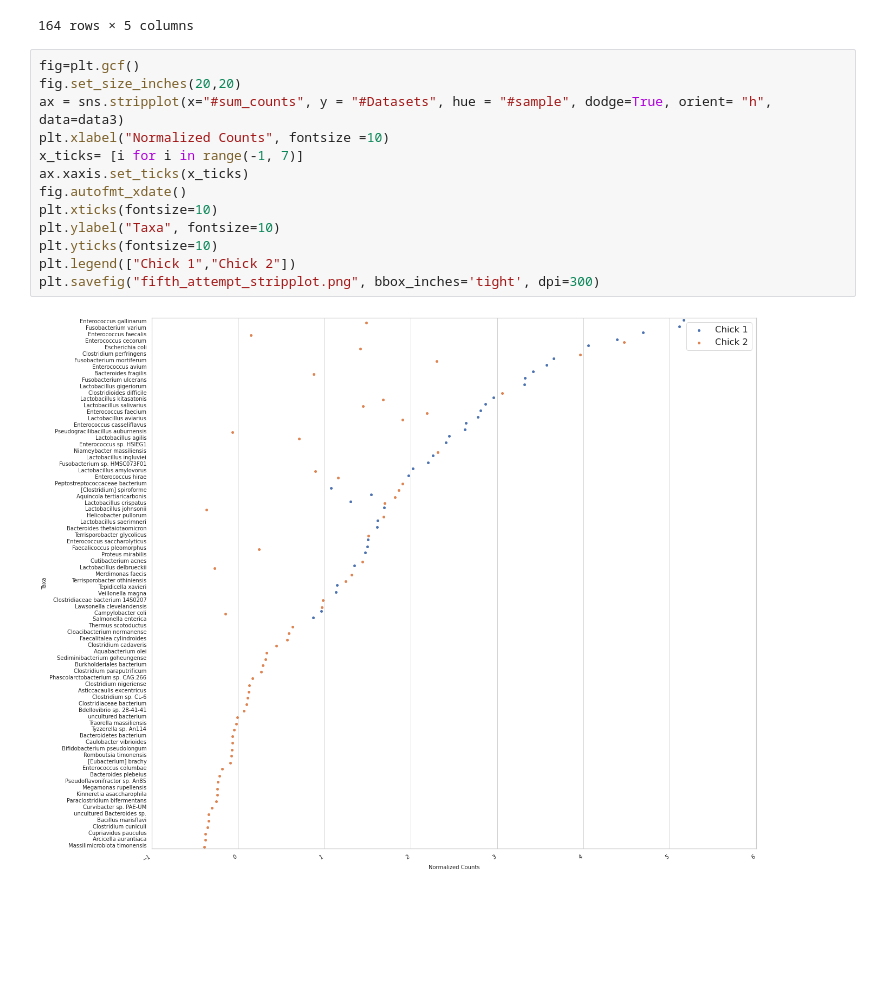
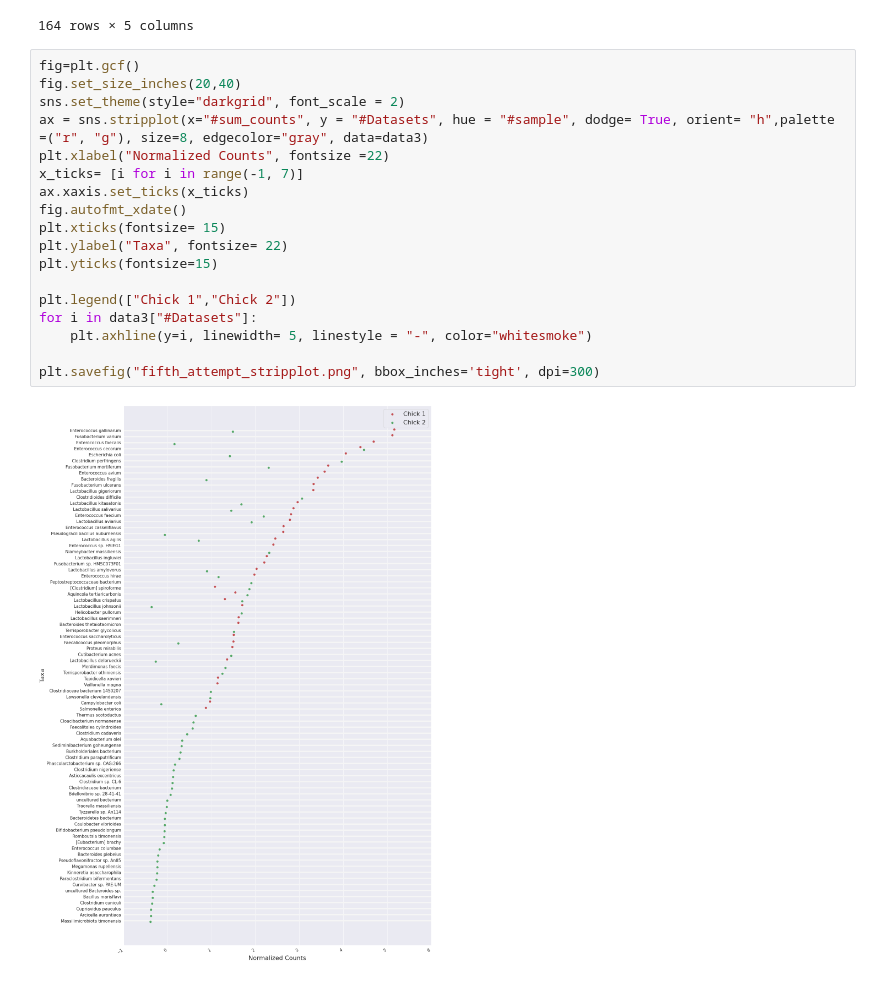
Before and after one commit to karlapaolafranco/gbru_fy20_r2_chick, a Jupyter notebook: Fourth_Attempt_seaborn_plots_stripplot-Copy1.ipynb, the cells around one changed output. Cells and saved outputs as stored; diff of their text form; blank space fills up the shorter version.

Commit message:
added horizontal lines to plot

```diff
--- a/Fourth_Attempt_seaborn_plots_stripplot-Copy1.ipynb
+++ b/Fourth_Attempt_seaborn_plots_stripplot-Copy1.ipynb
@@ -29,19 +30,24 @@ data3
 164 rows × 5 columns
 # %%
 fig=plt.gcf()
-fig.set_size_inches(20,20)
-ax = sns.stripplot(x="#sum_counts", y = "#Datasets", hue = "#sample", dodge=True, orient= "h", data=data3)
-plt.xlabel("Normalized Counts", fontsize =10)
+fig.set_size_inches(20,40)
+sns.set_theme(style="darkgrid", font_scale = 2)
+ax = sns.stripplot(x="#sum_counts", y = "#Datasets", hue = "#sample", dodge= True, orient= "h",palette =("r", "g"), size=8, edgecolor="gray", data=data3)
+plt.xlabel("Normalized Counts", fontsize =22)
 x_ticks= [i for i in range(-1, 7)]
 ax.xaxis.set_ticks(x_ticks)
 fig.autofmt_xdate()
-plt.xticks(fontsize=10)
-plt.ylabel("Taxa", fontsize=10)
-plt.yticks(fontsize=10)
+plt.xticks(fontsize= 15)
+plt.ylabel("Taxa", fontsize= 22)
+plt.yticks(fontsize=15)
+
 plt.legend(["Chick 1","Chick 2"])
+for i in data3["#Datasets"]:
+    plt.axhline(y=i, linewidth= 5, linestyle = "-", color="whitesmoke")
+
 plt.savefig("fifth_attempt_stripplot.png", bbox_inches='tight', dpi=300)
 # %% [output]
-[figure, old version]
+[figure, new version]
 # %%
 #even if you change the orientation using v, it is not plotting based on highest to lowest. Eneterococcus gallinarum should be #1)
 ax = sns.stripplot(x="#sum_counts", y = "#Datasets", hue = "#sample", dodge=True, orient= "v", data=data3)
```
Also changed, not shown: parts of 4 cells of this notebook, 2 other files.
